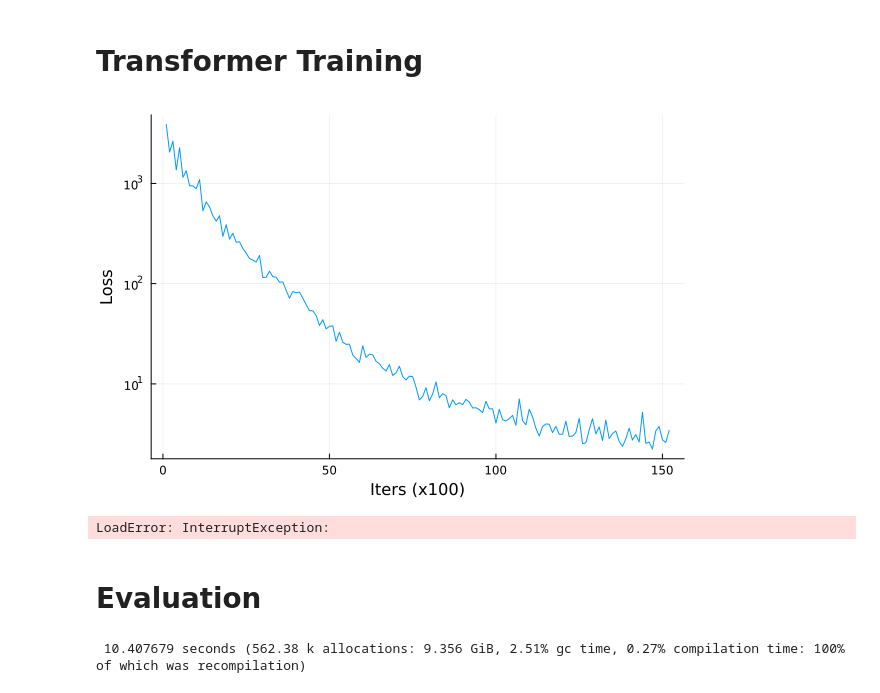
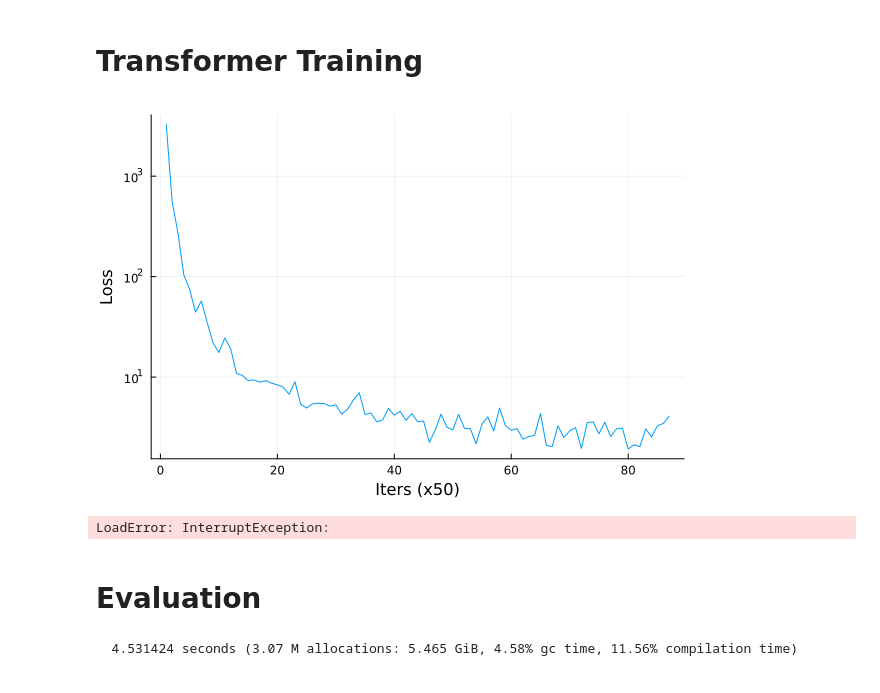
Before and after one commit to elanur321/Discrete-Diffusion, a Jupyter notebook: Transformers.ipynb, the cells around one changed output. Drawn from its saved outputs; the diff is of its cells as text; code cells hidden in the pictures.

```diff
--- a/Transformers.ipynb
+++ b/Transformers.ipynb
@@ -445,31 +149,0 @@ end
-# %%
-struct TimestepEmbedder
-    mlp::Chain
-    freqs::Vector{Float32}
-end
-
-function TimestepEmbedder(dim::Int; max_period::Float32 = 10000f0)
-    half = div(dim, 2)
-    freqs = exp.(-log(max_period) * Float32.(range(0, 1, length=half)) / half)
-    TimestepEmbedder(
-        Chain(
-            Dense(dim, dim * 4, relu),
-            Dense(dim * 4, dim)
-        ),
-        freqs
-    )
-end
-
-function timestep_embedding(t::Real, freqs::Vector{Float32})
-    args = t .* freqs
-    embedding = vcat(sin.(args), cos.(args))
-    if length(freqs) * 2 < length(embedding)
-        embedding = vcat(embedding, zero(t))
-    end
-    return Float32.(embedding)
-end
-
-function (te::TimestepEmbedder)(t::Real)
-    t_freq = timestep_embedding(t, te.freqs)
-    return te.mlp(t_freq)
-end
@@ -1140,43 +569,43 @@ cumu_loss = 0
 training_losses = []
 P = MaskedDiffusionLanguageModel(alph, 5, cosineschedule)
 
-opt = Flux.Optimiser(WeightDecay(0.0001), Adam(0.0001))#Adam(0.001))
+opt = Flux.Optimiser(WeightDecay(0.0001), Adam(0.001))#Adam(0.001))
 params = Flux.params(model);
 # %%
 for iter in 1:5000000
     x = hcat([target_sample() for i in 1:batch_size]...)
     datOH = onehotbatch(x, 1:alph)
 
     T = rand(timesteps)
     # T = rand(timesteps)
     # T = fill(T, batch_size)
     diffusedOH = sampleforward(P, T, datOH)
 
     # Forward pass and loss computation
     loss, grads = Flux.withgradient(params) do
         output = model(diffusedOH, T)  # T is now directly usable
         # @show output
         # @show standardloss(P, T, output, datOH)[1]
         -standardloss(P, T, model(diffusedOH, T), datOH)[1]
     end
 
     # Update parameters
     Flux.update!(opt, params, grads)
 
     cumu_loss += loss
-    if mod(iter,100) == 0
+    if mod(iter,50) == 0
         opt[2].eta = opt[2].eta * 0.997
-        push!(training_losses, cumu_loss/100)  # Changed from 100 to 50 to match the iteration count
+        push!(training_losses, cumu_loss/50)  # Changed from 100 to 50 to match the iteration count
         cumu_loss = 0.0
         IJulia.clear_output(true)
-        plot(training_losses, yscale = :log10, ylabel = "Loss", xlabel = "Iters (x100)", label = :none) |> IJulia.display
+        plot(training_losses, yscale = :log10, ylabel = "Loss", xlabel = "Iters (x50)", label = :none) |> IJulia.display
         sleep(0.01)
     end
 end
 IJulia.clear_output(true)
-plot(training_losses, yscale = :log10, ylabel = "Loss", xlabel = "Iters (x100)", label = :none)
+plot(training_losses, yscale = :log10, ylabel = "Loss", xlabel = "Iters (x50)", label = :none)
 # %% [output]
-[figure, old version]
+[figure, new version]
 LoadError: InterruptException:
 # %% [markdown]
 # Evaluation
@@ -1196,7 +625,7 @@ function zero_sample(x_t, t)
 end
 
 eq = Categorical(ones(alph)./alph)
-N = 200
+N = 1000
 seq_length = 3
 
 # Initialize x_T with mask tokens
@@ -1208,7 +637,7 @@ x_T[5, :, :] .= true  # Assuming 5 is the mask token index
 # Convert the result to the desired format
 diff_samples = [onecold(samp[:, :, i], 1:alph) for i in 1:N];
 # %% [output]
- 10.407679 seconds (562.38 k allocations: 9.356 GiB, 2.51% gc time, 0.27% compilation time: 100% of which was recompilation)
+  4.531424 seconds (3.07 M allocations: 5.465 GiB, 4.58% gc time, 11.56% compilation time)
 # %%
 target_samples = [target_sample() for i in 1:N];
 prop_d = proportionmap(diff_samples)
```
Also changed, not shown: parts of 20 cells of this notebook.
